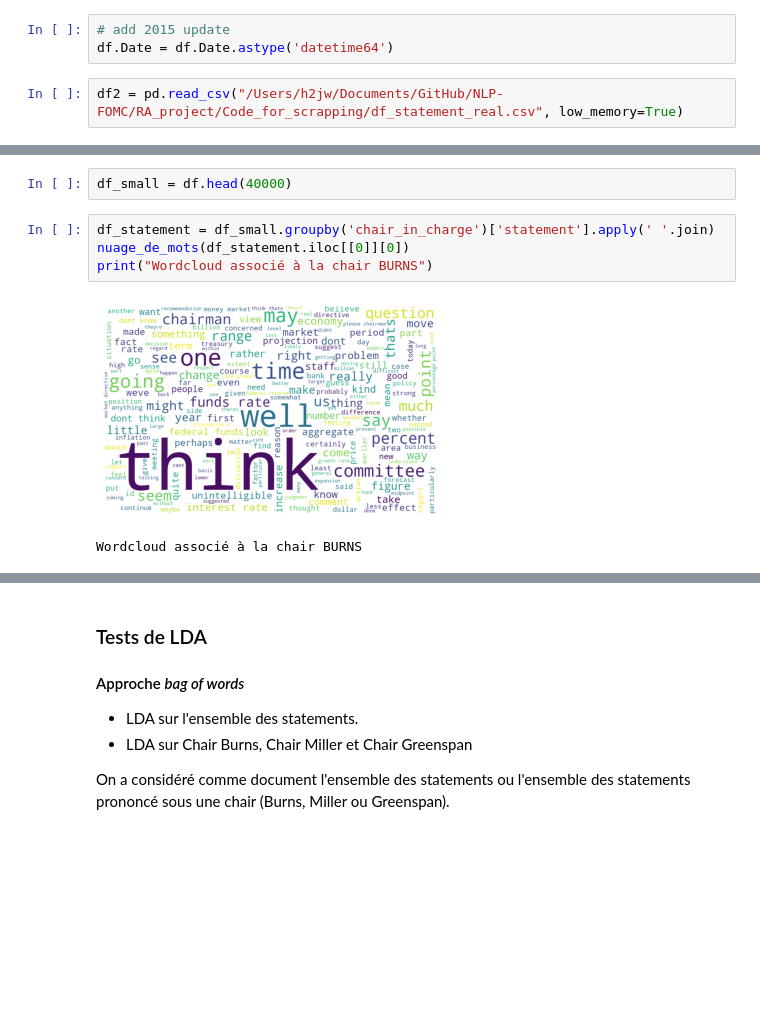
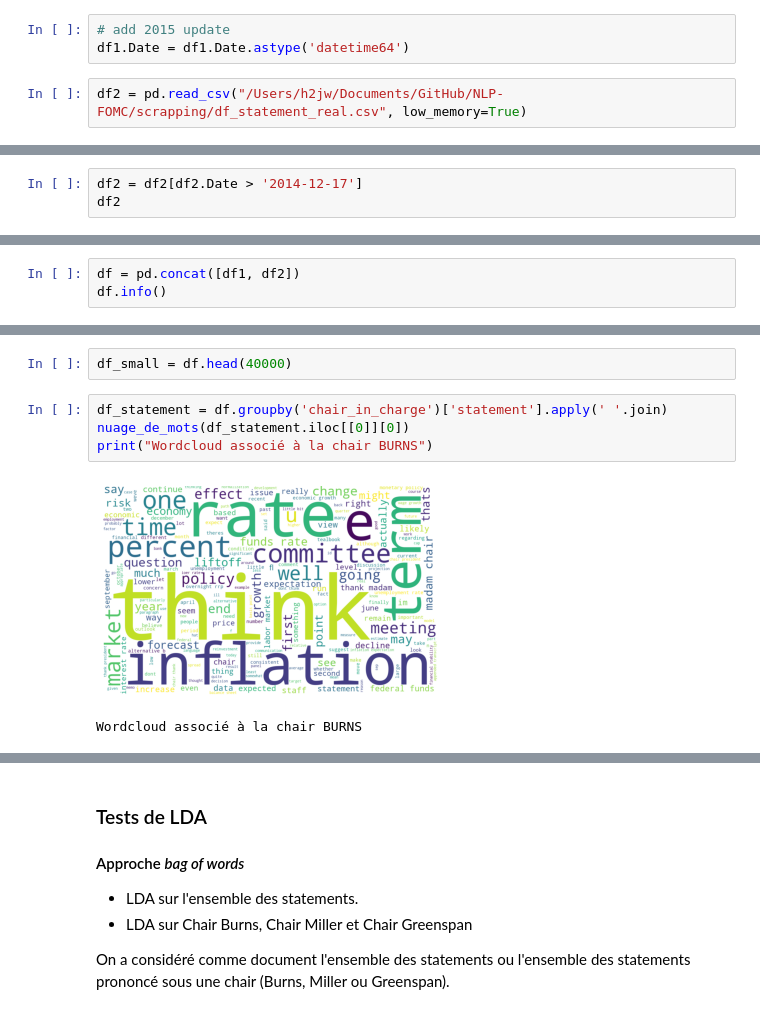
Before and after one commit to erialc-cal/NLP-FOMC, a Jupyter notebook: Scrapping_Explo.ipynb, the cells around one changed output, grey strips where cells are left out. Saved outputs shown, nothing was run; the diff lists cells and outputs as text; blank space fills up the shorter version.

```diff
--- a/Scrapping_Explo.ipynb
+++ b/Scrapping_Explo.ipynb
@@ -53,6 +53,6 @@ df.tail()
 La base s'arrête en 2014, on va rajouter le scrapping de 2015 avec les codes contenus dans `codes scrapping`.
 # %%
 # add 2015 update
-df.Date = df.Date.astype('datetime64')
+df1.Date = df1.Date.astype('datetime64')
 # %%
-df2 = pd.read_csv("/Users/h2jw/Documents/GitHub/NLP-FOMC/RA_project/Code_for_scrapping/df_statement_real.csv", low_memory=True)
+df2 = pd.read_csv("/Users/h2jw/Documents/GitHub/NLP-FOMC/scrapping/df_statement_real.csv", low_memory=True)
@@ -74,0 +59,3 @@ df2
+# %%
+df2 = df2[df2.Date > '2014-12-17']
+df2
@@ -74,0 +76,3 @@ df2
+# %%
+df = pd.concat([df1, df2])
+df.info()
@@ -233,11 +254,11 @@ Name: statement, Length: 126782, dtype: string
 # %%
 df_small = df.head(40000)
 # %%
-df_statement = df_small.groupby('chair_in_charge')['statement'].apply(' '.join)
+df_statement = df.groupby('chair_in_charge')['statement'].apply(' '.join)
 nuage_de_mots(df_statement.iloc[[0]][0])
 print("Wordcloud associé à la chair BURNS")
 # %% [output]
-[figure, old version]
+[figure, new version]
 Wordcloud associé à la chair BURNS
 # %%
 nuage_de_mots(df_statement.iloc[[1]][0])
```
Also changed, not shown: parts of 13 cells of this notebook, 35 other files.
